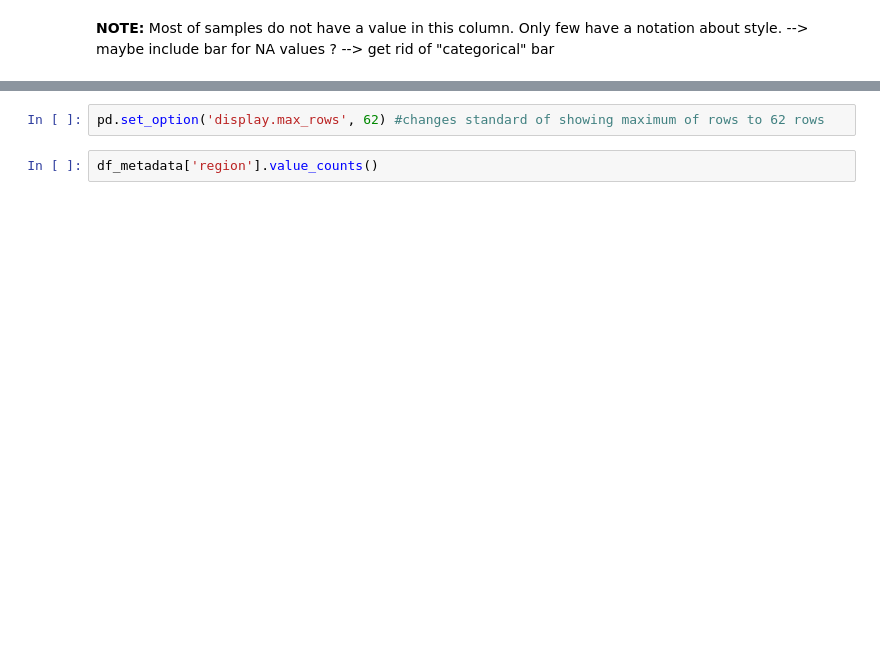
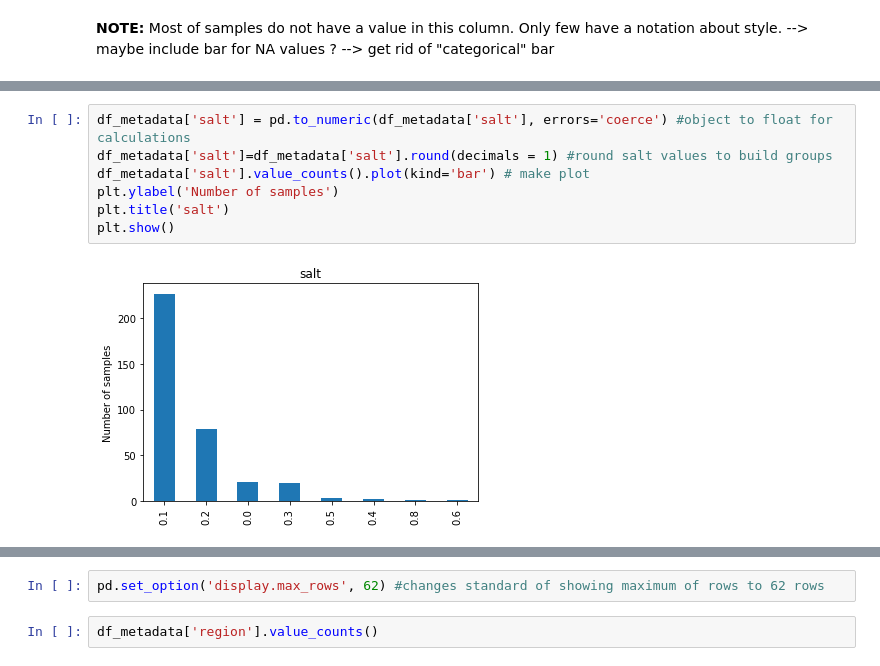
Before and after one commit to besutter1/Cheez-Eyez, a Jupyter notebook: metadata.ipynb, the cells around one changed output, grey strips where cells are left out. Drawn from its saved outputs; the diff is of its cells as text; blank space fills up the shorter version.

```diff
--- a/metadata.ipynb
+++ b/metadata.ipynb
@@ -57,0 +114,9 @@ plt.show()
+# %%
+df_metadata['salt'] = pd.to_numeric(df_metadata['salt'], errors='coerce') #object to float for calculations
+df_metadata['salt']=df_metadata['salt'].round(decimals = 1) #round salt values to build groups
+df_metadata['salt'].value_counts().plot(kind='bar') # make plot
+plt.ylabel('Number of samples')
+plt.title('salt')
+plt.show()
+# %% [output]
+[figure, added]
```
Also changed, not shown: parts of 12 cells of this notebook.
